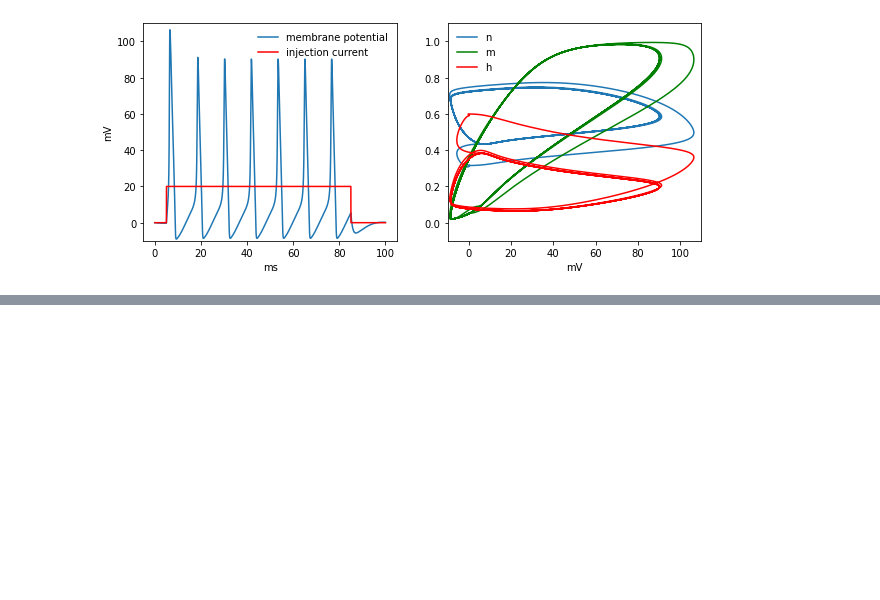
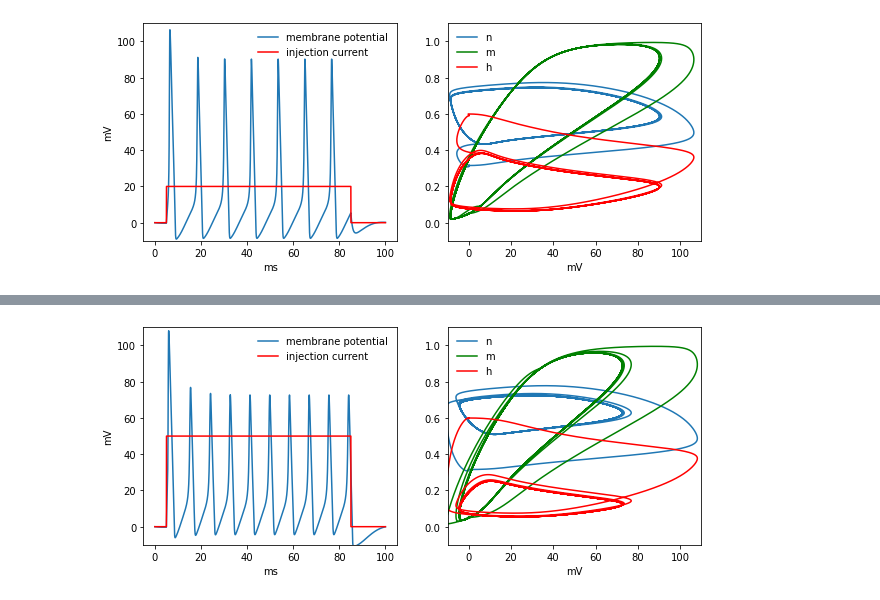
Before and after one commit to eshanking/hh_neuron, a Jupyter notebook: hh_experiments.ipynb, the cells around one changed output, grey strips where cells are left out. Cells and saved outputs as stored; diff of their text form; code cells hidden in the pictures; blank space fills up the shorter version.

```diff
--- a/hh_experiments.ipynb
+++ b/hh_experiments.ipynb
@@ -39,0 +65,12 @@ f.savefig('repeated_spiking.pdf')
+# %%
+# repeated spiking
+inj = np.zeros(1*10**5)
+for i in range(8*10**4):
+    inj[i+5000] = 50
+
+n1 = Neuron(inj=inj)
+n1.simulate(1*10**5)
+f,a = n1.plot()
+f.savefig('repeated_spiking_fast.pdf')
+# %% [output]
+[figure, added]
```
Also changed, not shown: parts of 2 cells of this notebook, 6 other files.
